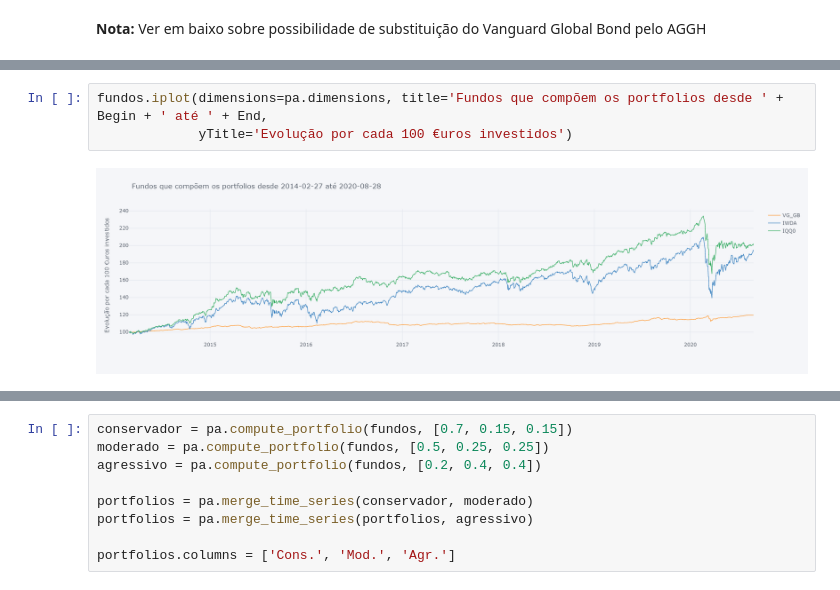
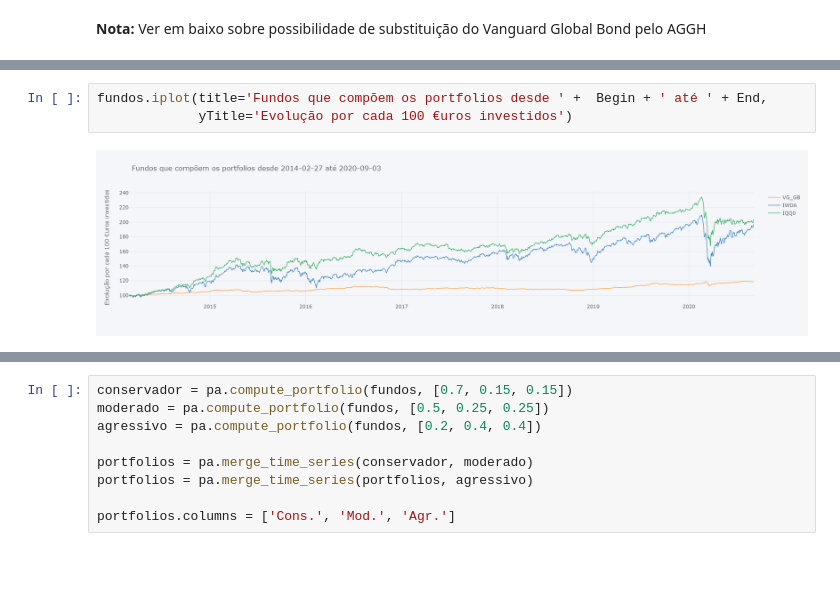
Before and after one commit to LuisSousaSilva/Articles_and_studies, a Jupyter notebook: Carteiras_ETFs (com IQQ0).ipynb, the cells around one changed output, grey strips where cells are left out. Cells and saved outputs as stored; diff of their text form; blank space fills up the shorter version.

Commit message:
updating charts

```diff
--- a/Carteiras_ETFs (com IQQ0).ipynb
+++ b/Carteiras_ETFs (com IQQ0).ipynb
@@ -65,8 +65,8 @@ pa.print_title('Análise desde ' +  Begin + ' até ' + End)
 # %%
-fundos.iplot(dimensions=pa.dimensions, title='Fundos que compõem os portfolios desde ' +  Begin + ' até ' + End,
+fundos.iplot(title='Fundos que compõem os portfolios desde ' +  Begin + ' até ' + End,
              yTitle='Evolução por cada 100 €uros investidos')
 # %% [output]
-[figure, old version]
+[figure, new version]
 # %%
 nr = 0
 
```
Also changed, not shown: parts of 12 cells of this notebook.
